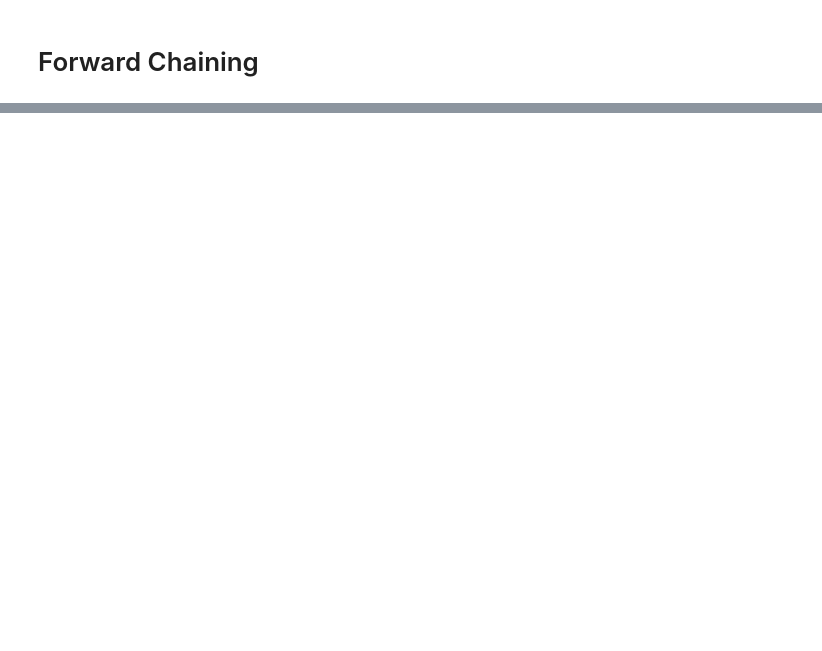
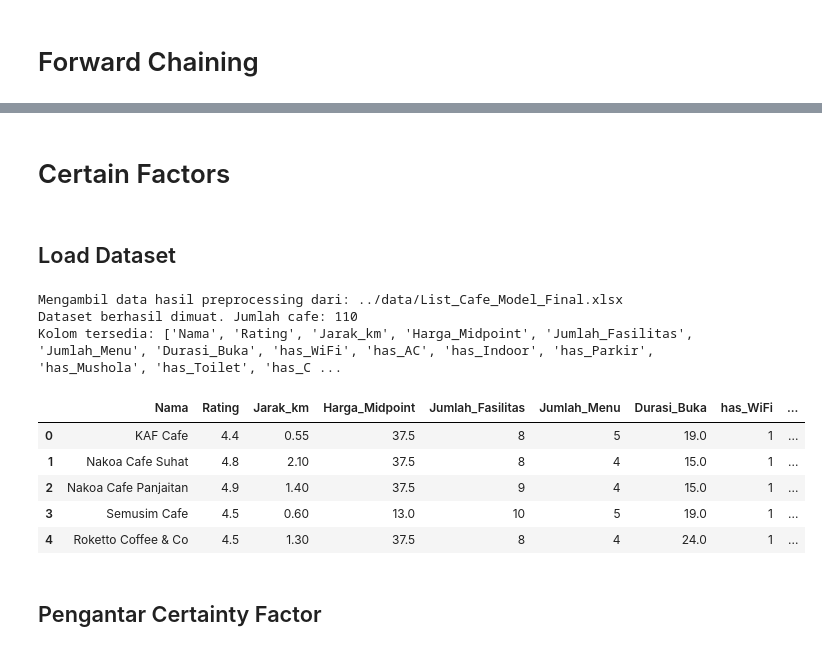
Before and after one commit to afgangalih/Ngafein_malang, a Jupyter notebook: notebooks/SBP_CRS_UTS.ipynb, the cells around one changed output, grey strips where cells are left out. Drawn from its saved outputs; the diff is of its cells as text; code cells hidden in the pictures; blank space fills up the shorter version.

```diff
--- a/notebooks/SBP_CRS_UTS.ipynb
+++ b/notebooks/SBP_CRS_UTS.ipynb
@@ -398,0 +699,42 @@ Preprocessing SELESAI! File siap untuk Forward Chaining, Backward Chaining, Baye
+# %% [markdown]
+# Certain Factors
+# %% [markdown]
+## Load Dataset
+# %%
+import pandas as pd
+import numpy as np
+import sys
+
+
+filename = 'List_Cafe_Model_Final.xlsx'
+
+
+if 'google.colab' in sys.modules:
+
+    path = filename
+else:
+
+    path = f"../data/{filename}"
+    print(f"Mengambil data hasil preprocessing dari: {path}")
+
+
+df = pd.read_excel(path)
+
+
+df = df.drop_duplicates(subset=['Nama'], keep='first').reset_index(drop=True)
+
+print(f"Dataset berhasil dimuat. Jumlah cafe: {len(df)}")
+print(f"Kolom tersedia: {list(df.columns)}")
+df.head()
+# %% [output]
+Mengambil data hasil preprocessing dari: ../data/List_Cafe_Model_Final.xlsx
+Dataset berhasil dimuat. Jumlah cafe: 110
+Kolom tersedia: ['Nama', 'Rating', 'Jarak_km', 'Harga_Midpoint', 'Jumlah_Fasilitas', 'Jumlah_Menu', 'Durasi_Buka', 'has_WiFi', 'has_AC', 'has_Indoor', 'has_Parkir', 'has_Mushola', 'has_Toilet', 'has_C ...
+|  | Nama | Rating | Jarak_km | Harga_Midpoint | Jumlah_Fasilitas | Jumlah_Menu | Durasi_Buka | has_WiFi | ... |
+| 0 | KAF Cafe | 4.4 | 0.55 | 37.5 | 8 | 5 | 19.0 | 1 | ... |
+| 1 | Nakoa Cafe Suhat | 4.8 | 2.10 | 37.5 | 8 | 4 | 15.0 | 1 | ... |
+| 2 | Nakoa Cafe Panjaitan | 4.9 | 1.40 | 37.5 | 9 | 4 | 15.0 | 1 | ... |
+| 3 | Semusim Cafe | 4.5 | 0.60 | 13.0 | 10 | 5 | 19.0 | 1 | ... |
+| 4 | Roketto Coffee & Co | 4.5 | 1.30 | 37.5 | 8 | 4 | 24.0 | 1 | ... |
+# %% [markdown]
+## Pengantar Certainty Factor
```
Also changed, not shown: parts of 40 cells of this notebook, 2 other files.
